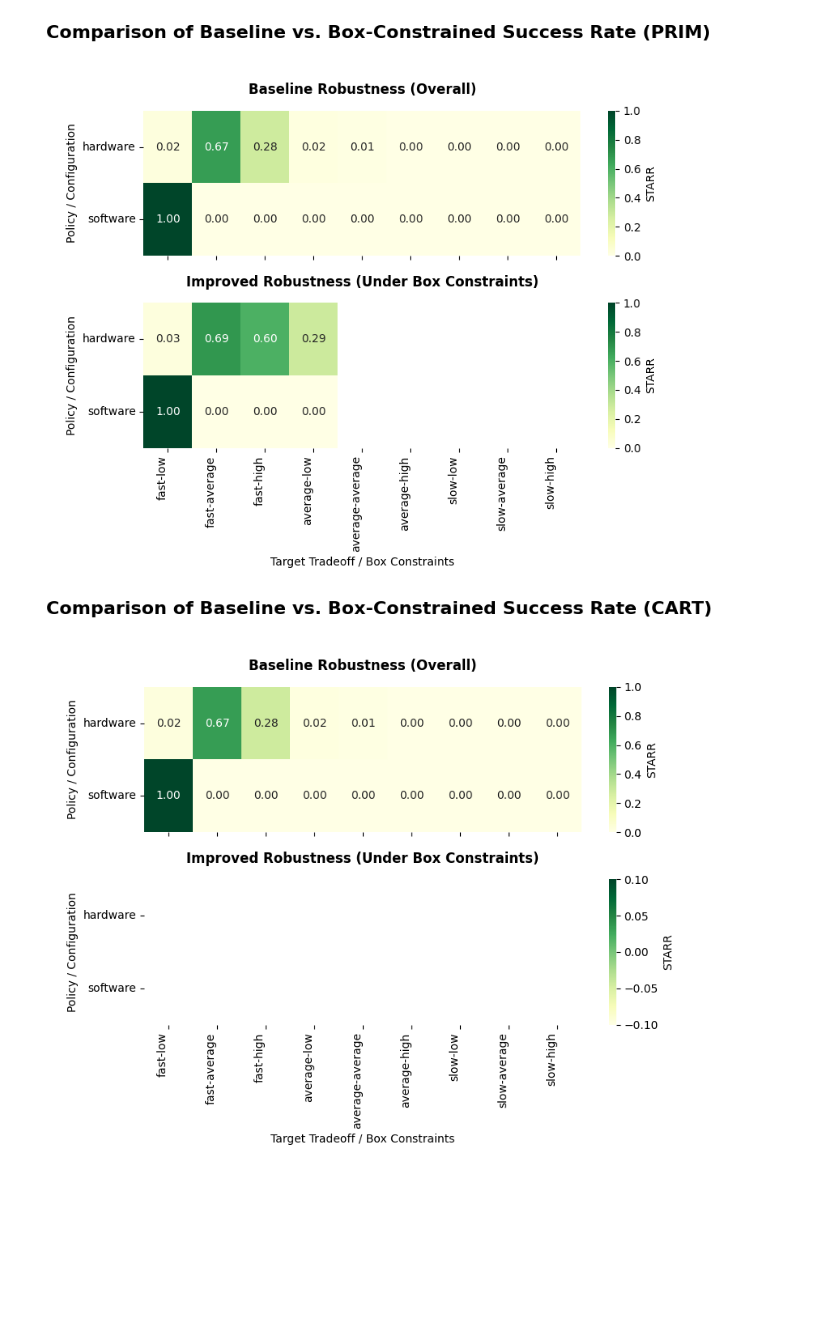
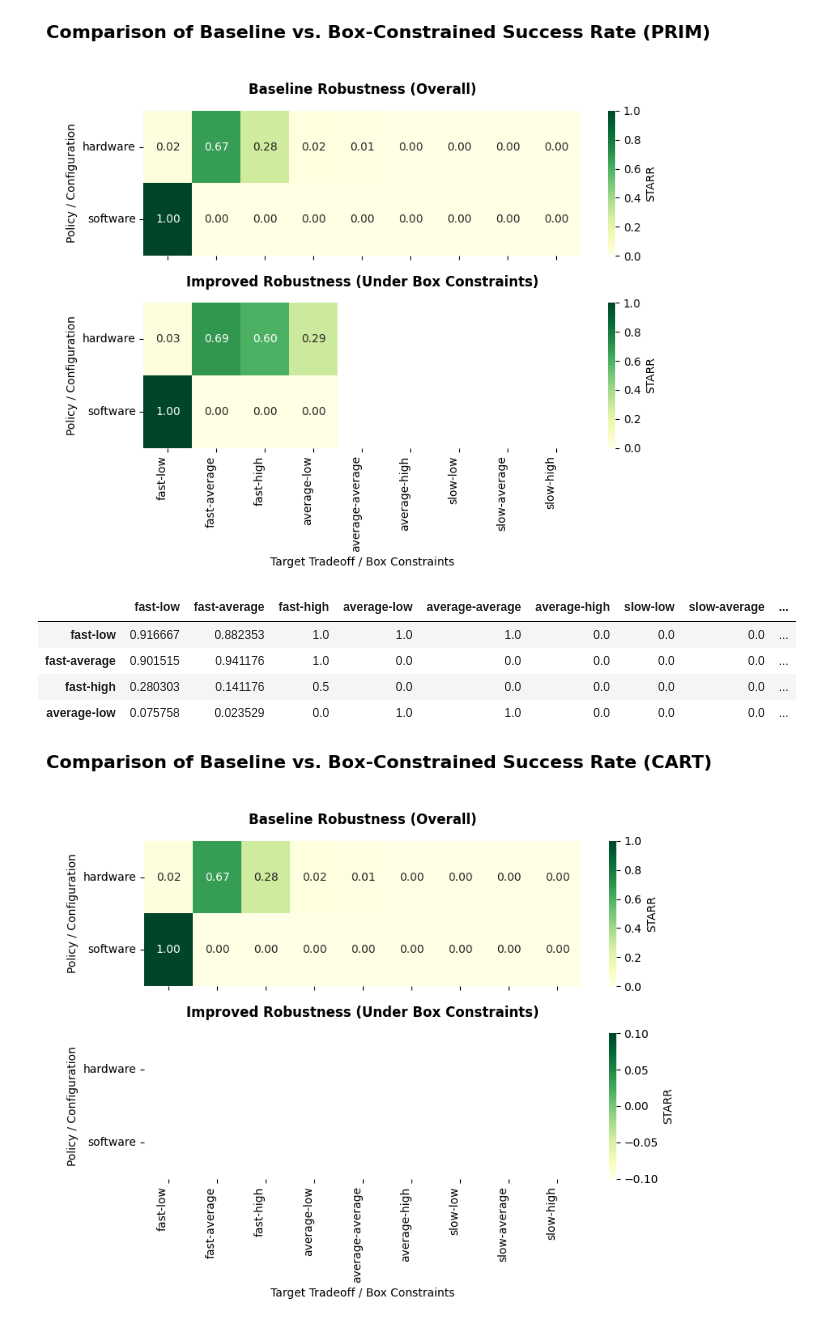
Before and after one commit to andresdp/patterns-sa, a Jupyter notebook: patterns/CQRS/analysis-cqrs.ipynb, the cells around one changed output. Saved outputs shown, nothing was run; the diff lists cells and outputs as text; code cells hidden in the pictures; blank space fills up the shorter version.

Commit message:
coverage stats

```diff
--- a/patterns/CQRS/analysis-cqrs.ipynb
+++ b/patterns/CQRS/analysis-cqrs.ipynb
@@ -544,6 +561,14 @@ fig = session.show_policy_robustness_comparison_heatmap(
 )
 # %% [output]
 [figure]
+# %%
+session.get_tradeoff_coverage_matrix(prim_boxes, subset='test')
+# %% [output]
+|  | fast-low | fast-average | fast-high | average-low | average-average | average-high | slow-low | slow-average | ... |
+| fast-low | 0.916667 | 0.882353 | 1.0 | 1.0 | 1.0 | 0.0 | 0.0 | 0.0 | ... |
+| fast-average | 0.901515 | 0.941176 | 1.0 | 0.0 | 0.0 | 0.0 | 0.0 | 0.0 | ... |
+| fast-high | 0.280303 | 0.141176 | 0.5 | 0.0 | 0.0 | 0.0 | 0.0 | 0.0 | ... |
+| average-low | 0.075758 | 0.023529 | 0.0 | 1.0 | 1.0 | 0.0 | 0.0 | 0.0 | ... |
 # %%
 fig = session.show_policy_robustness_comparison_heatmap(
     baseline_matrix=base_robustness_matrix,
```
Also changed, not shown: parts of 3 cells of this notebook, 1 other file.
